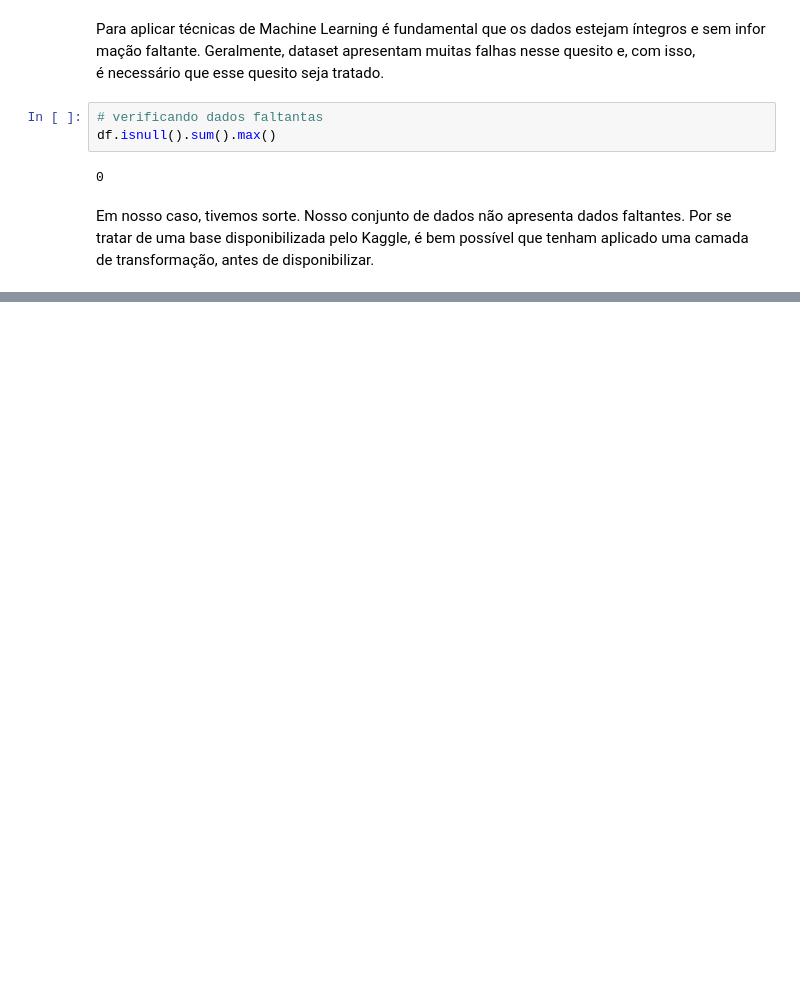
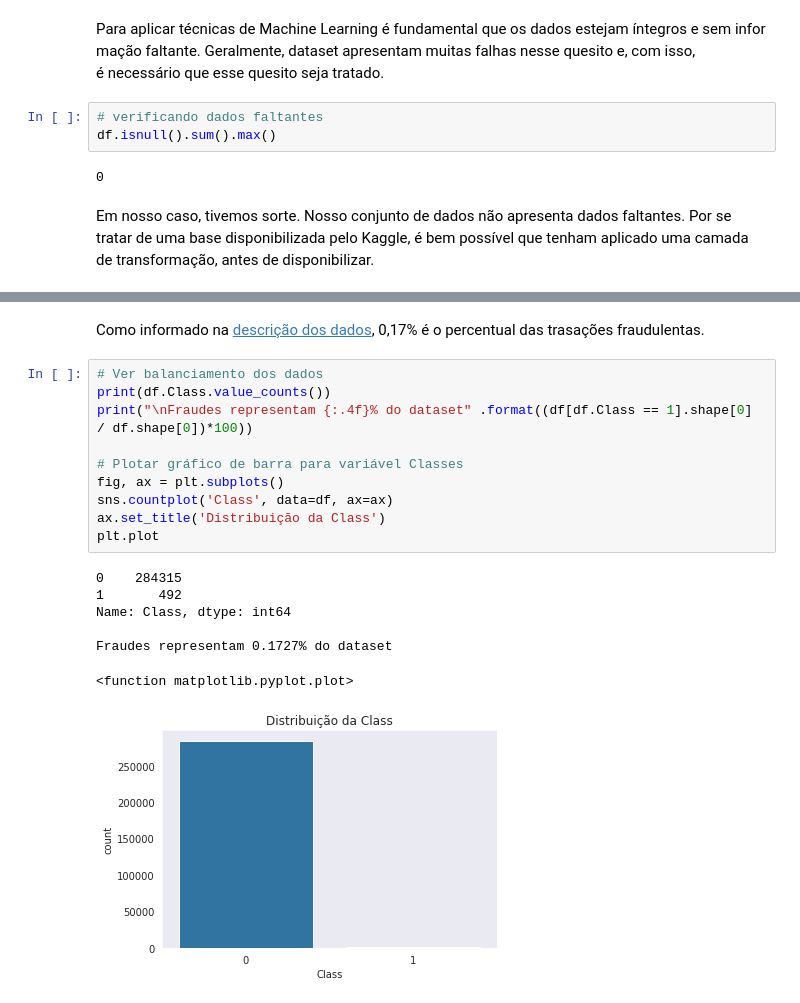
Before and after one commit to leonarddocchagas/data_science, a Jupyter notebook: Fraudes_em_Cartões_de_Crédito.ipynb, the cells around one changed output, grey strips where cells are left out. Saved outputs shown, nothing was run; the diff lists cells and outputs as text; blank space fills up the shorter version.

```diff
--- a/Fraudes_em_Cartões_de_Crédito.ipynb
+++ b/Fraudes_em_Cartões_de_Crédito.ipynb
@@ -80,7 +77,7 @@ df.head()
 # %% [markdown]
 Para aplicar técnicas de Machine Learning é fundamental que os dados estejam íntegros e sem informação faltante. Geralmente, dataset apresentam muitas falhas nesse quesito e, com isso, é necessário que esse quesito seja tratado.
 # %%
-# verificando dados faltantas
+# verificando dados faltantes
 df.isnull().sum().max()
 # %% [output]
 0
@@ -99,3 +96,23 @@ df.describe()
 | 50% | 84692.000000 | 1.810880e-02 | 6.548556e-02 | 1.798463e-01 | -1.984653e-02 | -5.433583e-02 | -2.741871e-01 | 4.010308e-02 | 2.235804e-02 | -5.142873e-02 | -9.291738e-02 | ... |
 | 75% | 139320.500000 | 1.315642e+00 | 8.037239e-01 | 1.027196e+00 | 7.433413e-01 | 6.119264e-01 | 3.985649e-01 | 5.704361e-01 | 3.273459e-01 | 5.971390e-01 | 4.539234e-01 | ... |
 | max | 172792.000000 | 2.454930e+00 | 2.205773e+01 | 9.382558e+00 | 1.687534e+01 | 3.480167e+01 | 7.330163e+01 | 1.205895e+02 | 2.000721e+01 | 1.559499e+01 | 2.374514e+01 | ... |
+# %% [markdown]
+Como informado na [descrição dos dados](https://www.kaggle.com/mlg-ulb/creditcardfraud), 0,17% é o percentual das trasações fraudulentas.
+# %%
+# Ver balanciamento dos dados
+print(df.Class.value_counts())
+print("\nFraudes representam {:.4f}% do dataset" .format((df[df.Class == 1].shape[0] / df.shape[0])*100))
+
+# Plotar gráfico de barra para variável Classes
+fig, ax = plt.subplots()
+sns.countplot('Class', data=df, ax=ax)
+ax.set_title('Distribuição da Class')
+plt.plot
+# %% [output]
+0    284315
+1       492
+Name: Class, dtype: int64
+
+Fraudes representam 0.1727% do dataset
+<function matplotlib.pyplot.plot>
+[figure, added]
```
Also changed, not shown: parts of 3 cells of this notebook.
